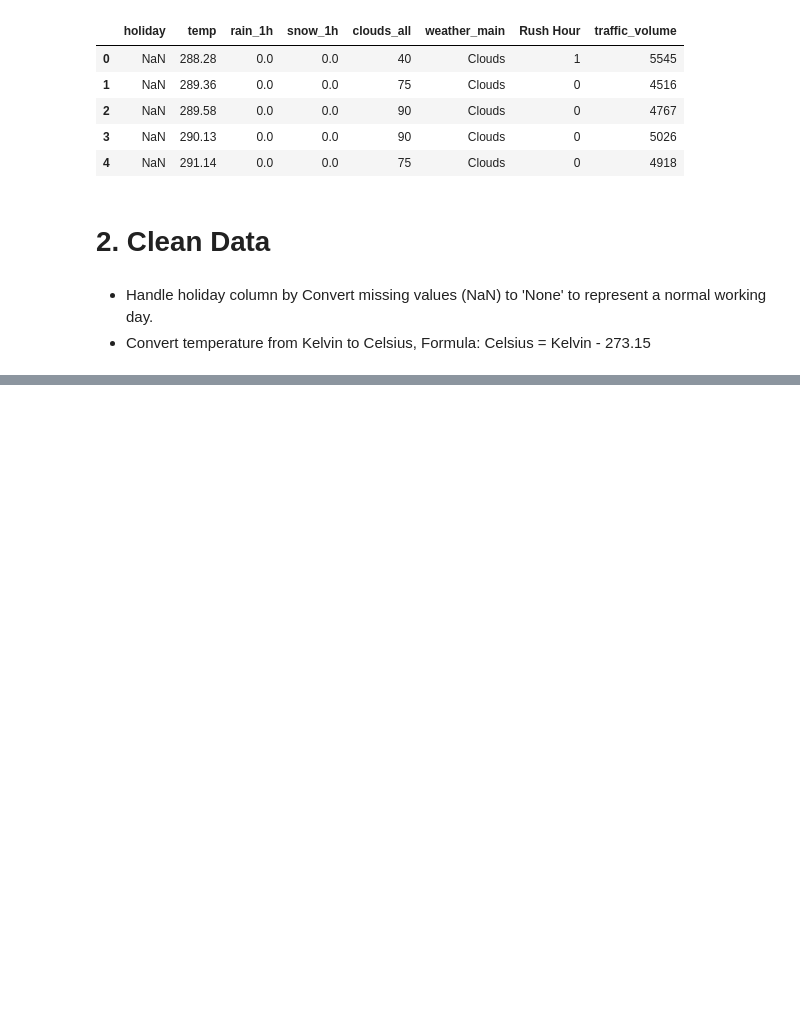
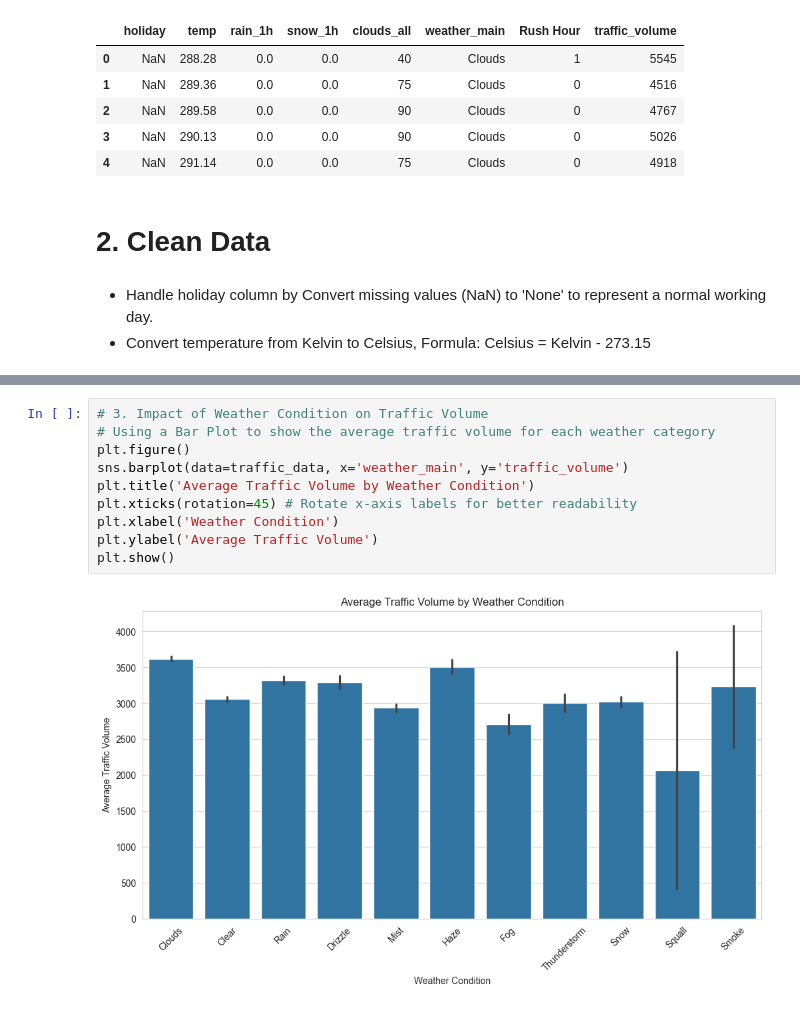
Before and after one commit to HSKdeveloper/ML-Project, a Jupyter notebook: mlProject/em.ipynb, the cells around one changed output, grey strips where cells are left out. Cells and saved outputs as stored; diff of their text form; blank space fills up the shorter version.

```diff
--- a/mlProject/em.ipynb
+++ b/mlProject/em.ipynb
@@ -63,0 +144,12 @@ Unique holiday types recorded:
+# %%
+# 3. Impact of Weather Condition on Traffic Volume
+# Using a Bar Plot to show the average traffic volume for each weather category
+plt.figure()
+sns.barplot(data=traffic_data, x='weather_main', y='traffic_volume')
+plt.title('Average Traffic Volume by Weather Condition')
+plt.xticks(rotation=45) # Rotate x-axis labels for better readability
+plt.xlabel('Weather Condition')
+plt.ylabel('Average Traffic Volume')
+plt.show()
+# %% [output]
+[figure, added]
```
Also changed, not shown: parts of 13 cells of this notebook, 6 other files.
